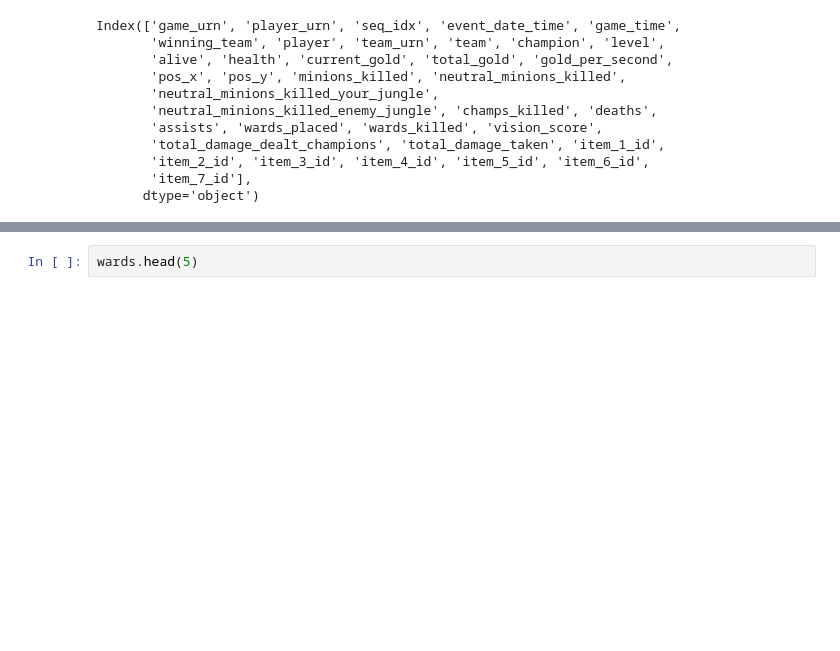
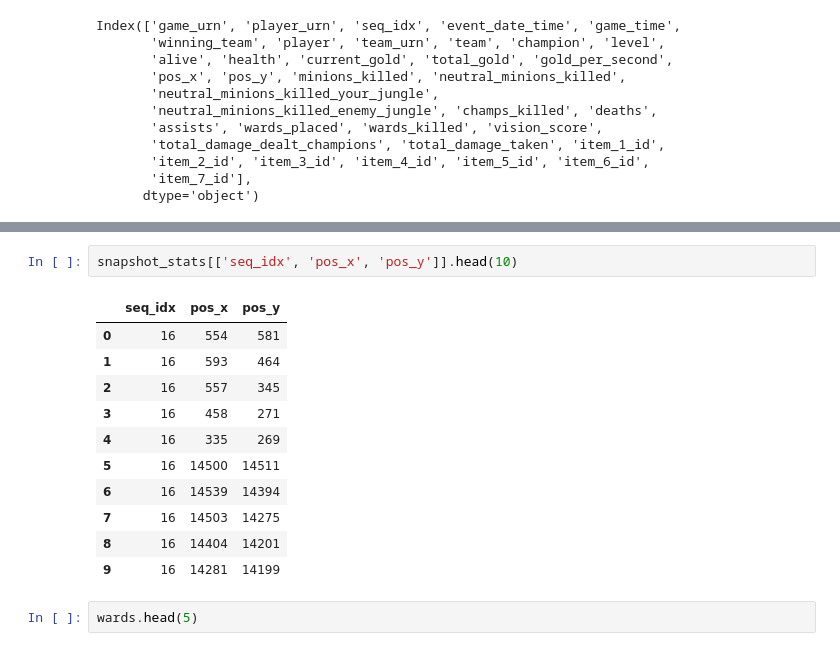
Before and after one commit to Ethan-Shapiro/EG-Rats-Analysis, a Jupyter notebook: EDA.ipynb, the cells around one changed output, grey strips where cells are left out. Drawn from its saved outputs; the diff is of its cells as text; blank space fills up the shorter version.

```diff
--- a/EDA.ipynb
+++ b/EDA.ipynb
@@ -89,3 +149,17 @@ Index(['game_urn', 'player_urn', 'seq_idx', 'event_date_time', 'game_time',
+# %%
+snapshot_stats[['seq_idx', 'pos_x', 'pos_y']].head(10)
+# %% [output]
+|  | seq_idx | pos_x | pos_y |
+| 0 | 16 | 554 | 581 |
+| 1 | 16 | 593 | 464 |
+| 2 | 16 | 557 | 345 |
+| 3 | 16 | 458 | 271 |
+| 4 | 16 | 335 | 269 |
+| 5 | 16 | 14500 | 14511 |
+| 6 | 16 | 14539 | 14394 |
+| 7 | 16 | 14503 | 14275 |
+| 8 | 16 | 14404 | 14201 |
+| 9 | 16 | 14281 | 14199 |
 # %%
 wards.head(5)
 # %% [output]
```
Also changed, not shown: parts of 8 cells of this notebook, 21 other files.
